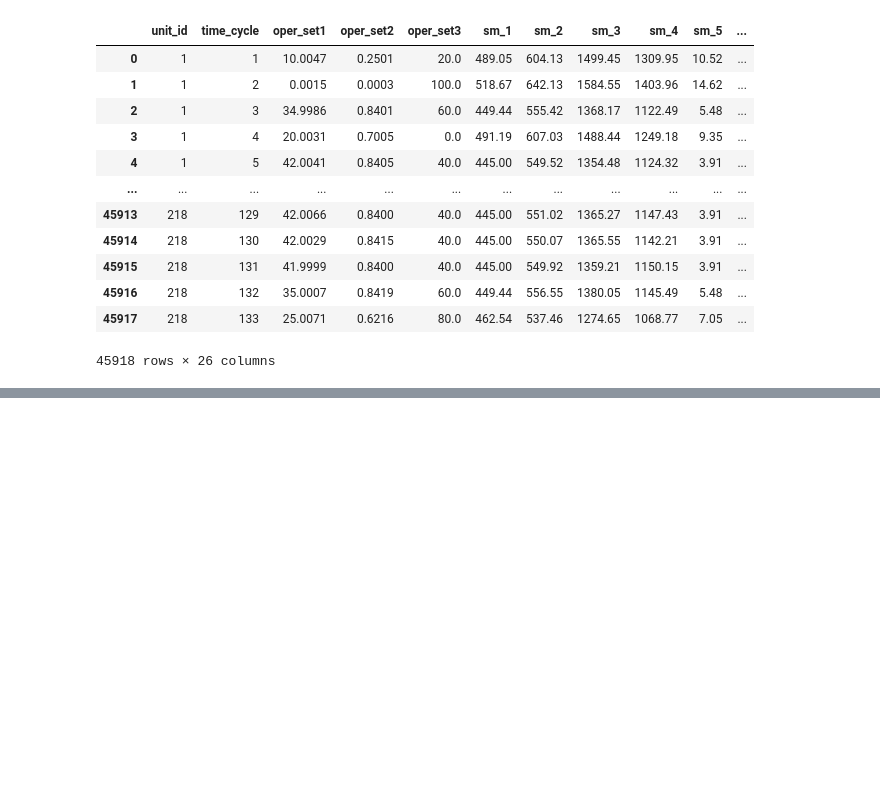
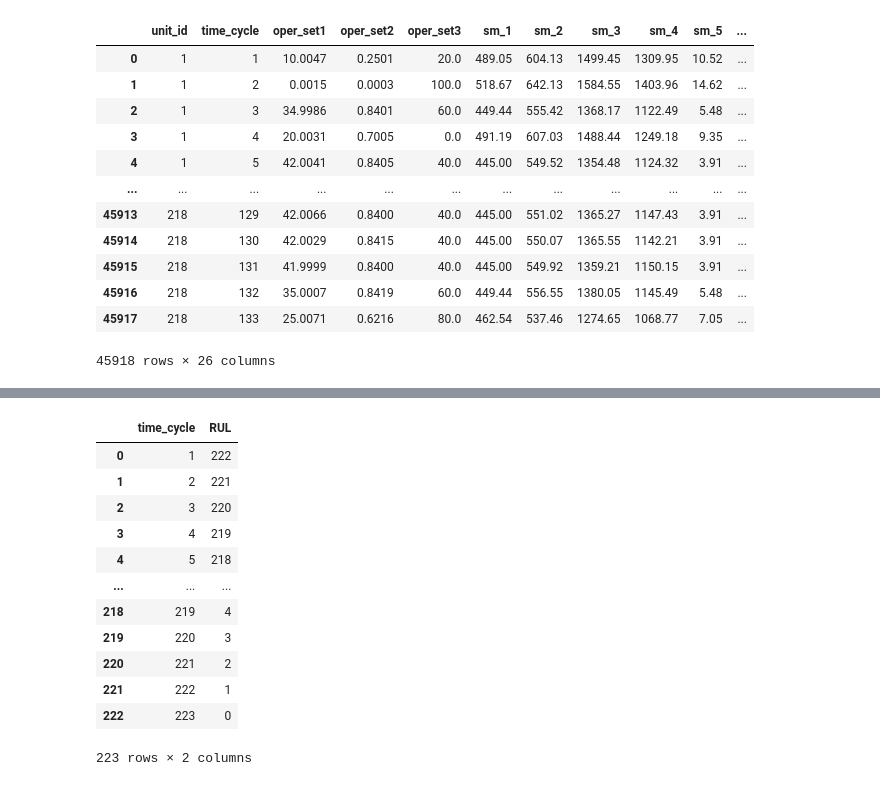
Before and after one commit to Dave4006/ProyectoMante, a Jupyter notebook: Programacion/ESN.ipynb, the cells around one changed output, grey strips where cells are left out. Cells and saved outputs as stored; diff of their text form; code cells hidden in the pictures; blank space fills up the shorter version.

```diff
--- a/Programacion/ESN.ipynb
+++ b/Programacion/ESN.ipynb
@@ -43,0 +64,21 @@ train_df
+# %%
+# Se calcula el RUL para cada fila con un id específico y se le resta al máximo.
+
+train_df = train_df.merge(rul, on=['unit_id'], how='left')
+train_df['RUL'] = train_df['max'] - train_df['time_cycle']
+train_df.drop('max', axis=1, inplace=True)
+train_df[train_df.unit_id==1].iloc[:,[1,-1]]
+# %% [output]
+|  | time_cycle | RUL |
+| 0 | 1 | 222 |
+| 1 | 2 | 221 |
+| 2 | 3 | 220 |
+| 3 | 4 | 219 |
+| 4 | 5 | 218 |
+| ... | ... | ... |
+| 218 | 219 | 4 |
+| 219 | 220 | 3 |
+| 220 | 221 | 2 |
+| 221 | 222 | 1 |
+| 222 | 223 | 0 |
+223 rows × 2 columns
```
Also changed, not shown: parts of 6 cells of this notebook.
